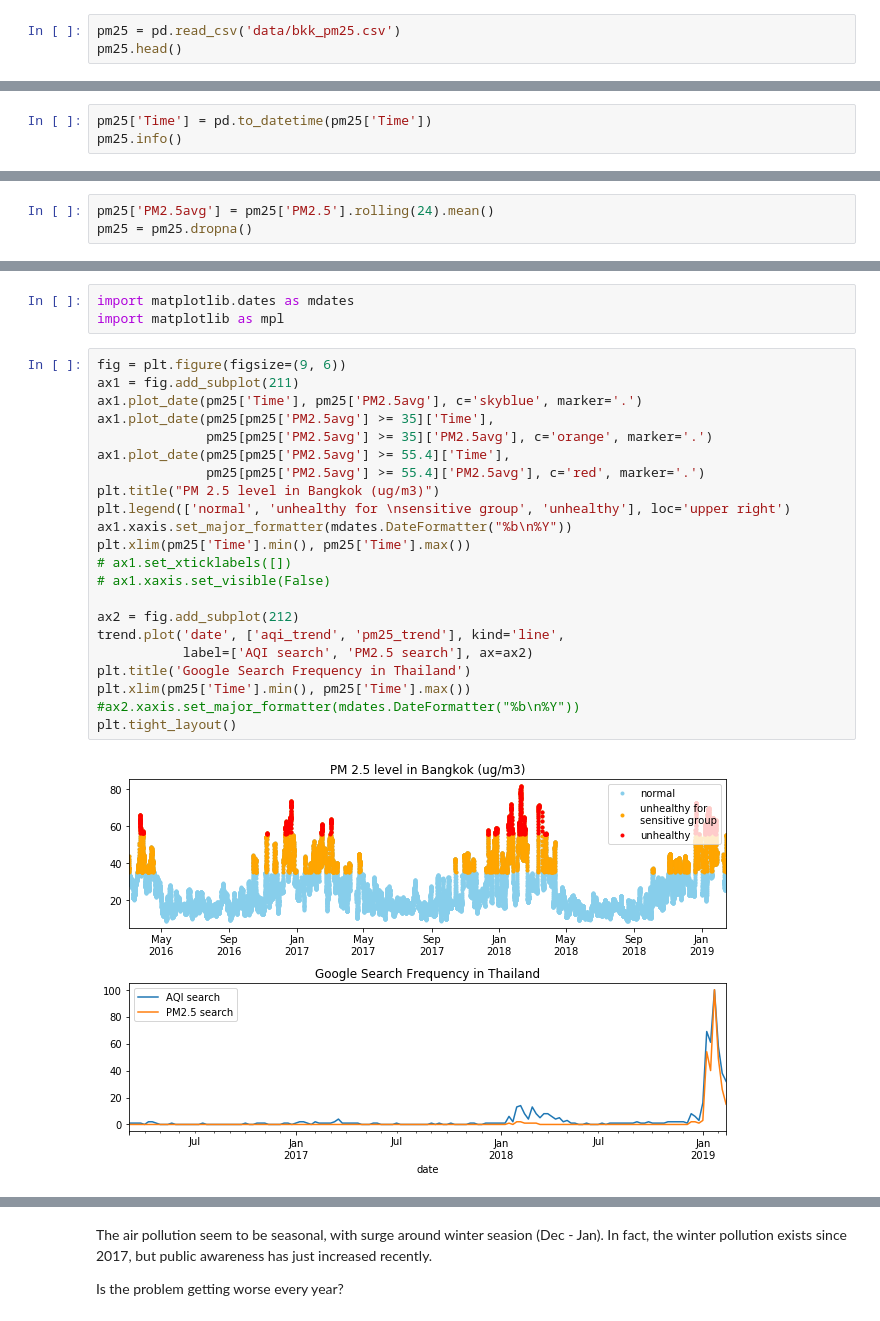
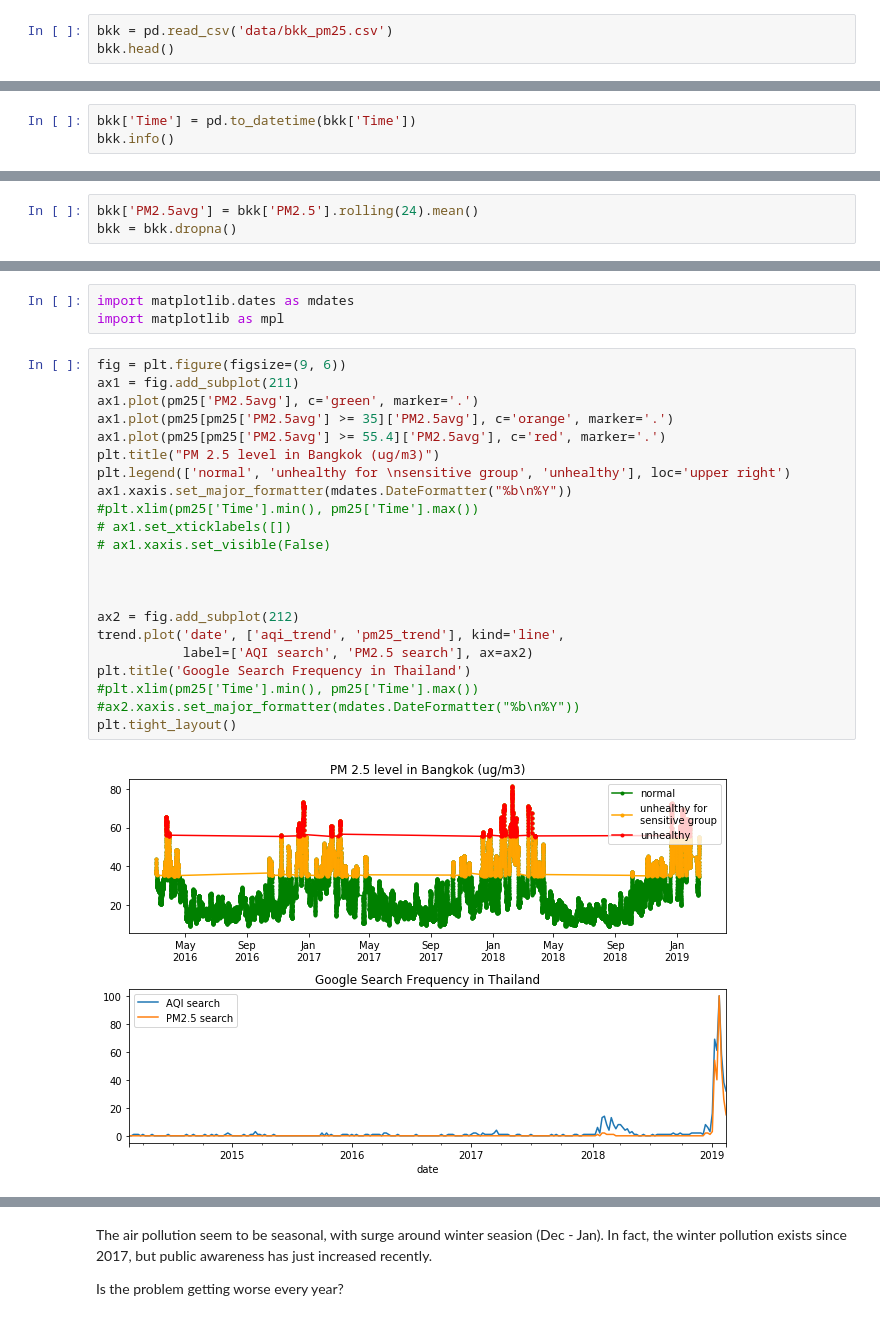
Before and after one commit to worasom/aqi_thailand, a Jupyter notebook: viz_AQI.ipynb, the cells around one changed output, grey strips where cells are left out. Saved outputs shown, nothing was run; the diff lists cells and outputs as text.

```diff
--- a/viz_AQI.ipynb
+++ b/viz_AQI.ipynb
@@ -170,8 +170,8 @@ In this section, I use exploratory data analysis and feature engineering to answ
 * What time has the highest pollution?
 * Is the pollution lower during the holiday?
 # %%
-pm25 = pd.read_csv('data/bkk_pm25.csv')
-pm25.head()
+bkk = pd.read_csv('data/bkk_pm25.csv')
+bkk.head()
 # %% [output]
 |  | Time | PM2.5 |
 | 0 | 2016-03-03 15:00:00 | 62.9 |
@@ -180,8 +180,8 @@ pm25.head()
 | 3 | 2016-03-03 18:00:00 | 55.5 |
 | 4 | 2016-03-03 19:00:00 | 47.9 |
 # %%
-pm25['Time'] = pd.to_datetime(pm25['Time'])
-pm25.info()
+bkk['Time'] = pd.to_datetime(bkk['Time'])
+bkk.info()
 # %% [output]
 <class 'pandas.core.frame.DataFrame'>
 RangeIndex: 23667 entries, 0 to 23666
@@ -191,5 +191,5 @@ PM2.5    23667 non-null float64
 dtypes: datetime64[ns](1), float64(1)
 memory usage: 369.9 KB
 # %%
-pm25['PM2.5avg'] = pm25['PM2.5'].rolling(24).mean()
-pm25 = pm25.dropna()
+bkk['PM2.5avg'] = bkk['PM2.5'].rolling(24).mean()
+bkk = bkk.dropna()
@@ -208,24 +199,24 @@ import matplotlib as mpl
 # %%
 fig = plt.figure(figsize=(9, 6))
 ax1 = fig.add_subplot(211)
-ax1.plot_date(pm25['Time'], pm25['PM2.5avg'], c='skyblue', marker='.')
-ax1.plot_date(pm25[pm25['PM2.5avg'] >= 35]['Time'],
-              pm25[pm25['PM2.5avg'] >= 35]['PM2.5avg'], c='orange', marker='.')
-ax1.plot_date(pm25[pm25['PM2.5avg'] >= 55.4]['Time'],
-              pm25[pm25['PM2.5avg'] >= 55.4]['PM2.5avg'], c='red', marker='.')
+ax1.plot(pm25['PM2.5avg'], c='green', marker='.')
+ax1.plot(pm25[pm25['PM2.5avg'] >= 35]['PM2.5avg'], c='orange', marker='.')
+ax1.plot(pm25[pm25['PM2.5avg'] >= 55.4]['PM2.5avg'], c='red', marker='.')
 plt.title("PM 2.5 level in Bangkok (ug/m3)")
 plt.legend(['normal', 'unhealthy for \nsensitive group', 'unhealthy'], loc='upper right')
 ax1.xaxis.set_major_formatter(mdates.DateFormatter("%b\n%Y"))
-plt.xlim(pm25['Time'].min(), pm25['Time'].max())
+#plt.xlim(pm25['Time'].min(), pm25['Time'].max())
 # ax1.set_xticklabels([])
 # ax1.xaxis.set_visible(False)
+
+
 
 ax2 = fig.add_subplot(212)
 trend.plot('date', ['aqi_trend', 'pm25_trend'], kind='line',
            label=['AQI search', 'PM2.5 search'], ax=ax2)
 plt.title('Google Search Frequency in Thailand')
-plt.xlim(pm25['Time'].min(), pm25['Time'].max())
+#plt.xlim(pm25['Time'].min(), pm25['Time'].max())
 #ax2.xaxis.set_major_formatter(mdates.DateFormatter("%b\n%Y"))
 plt.tight_layout()
 # %% [output]
-[figure, old version]
+[figure, new version]
```
Also changed, not shown: parts of 10 cells of this notebook.
